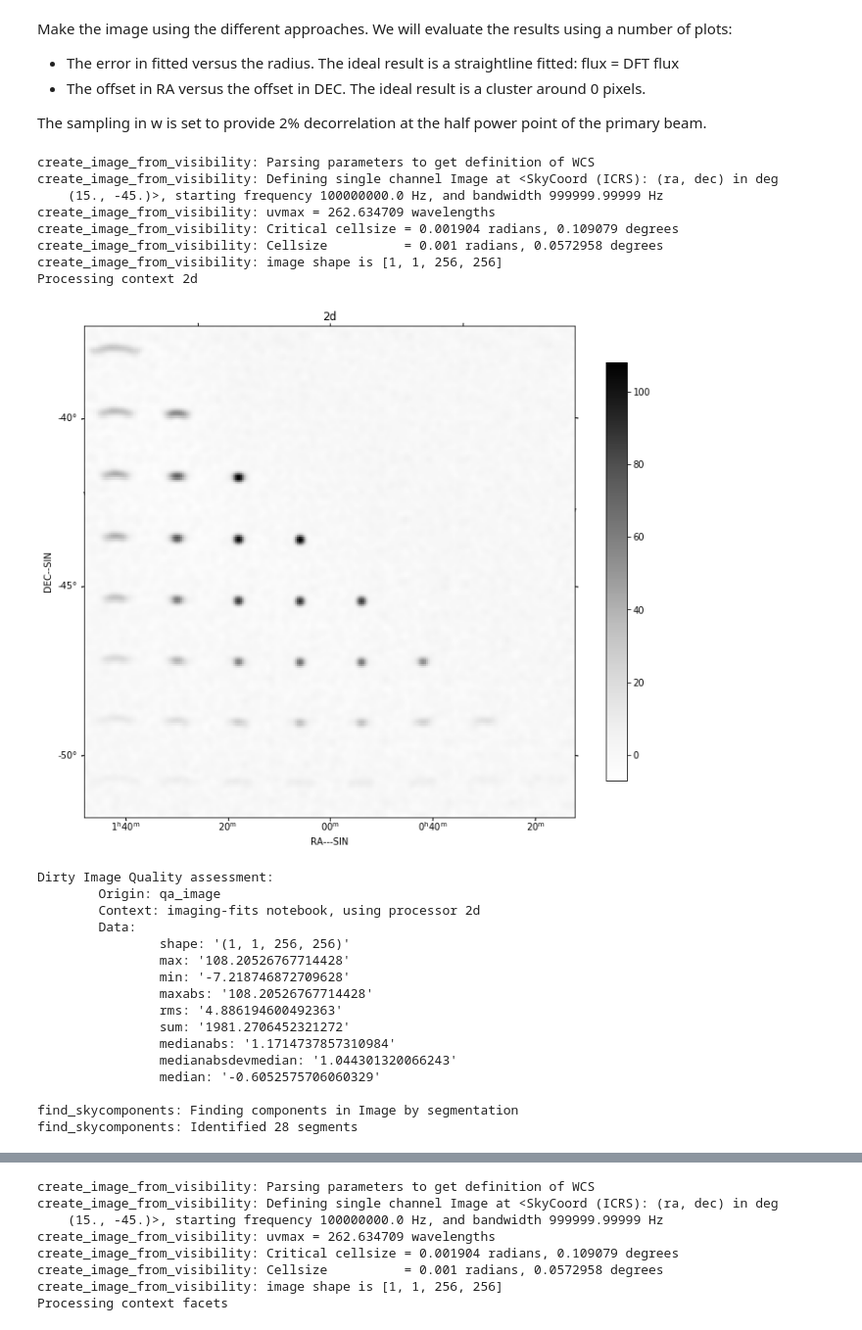
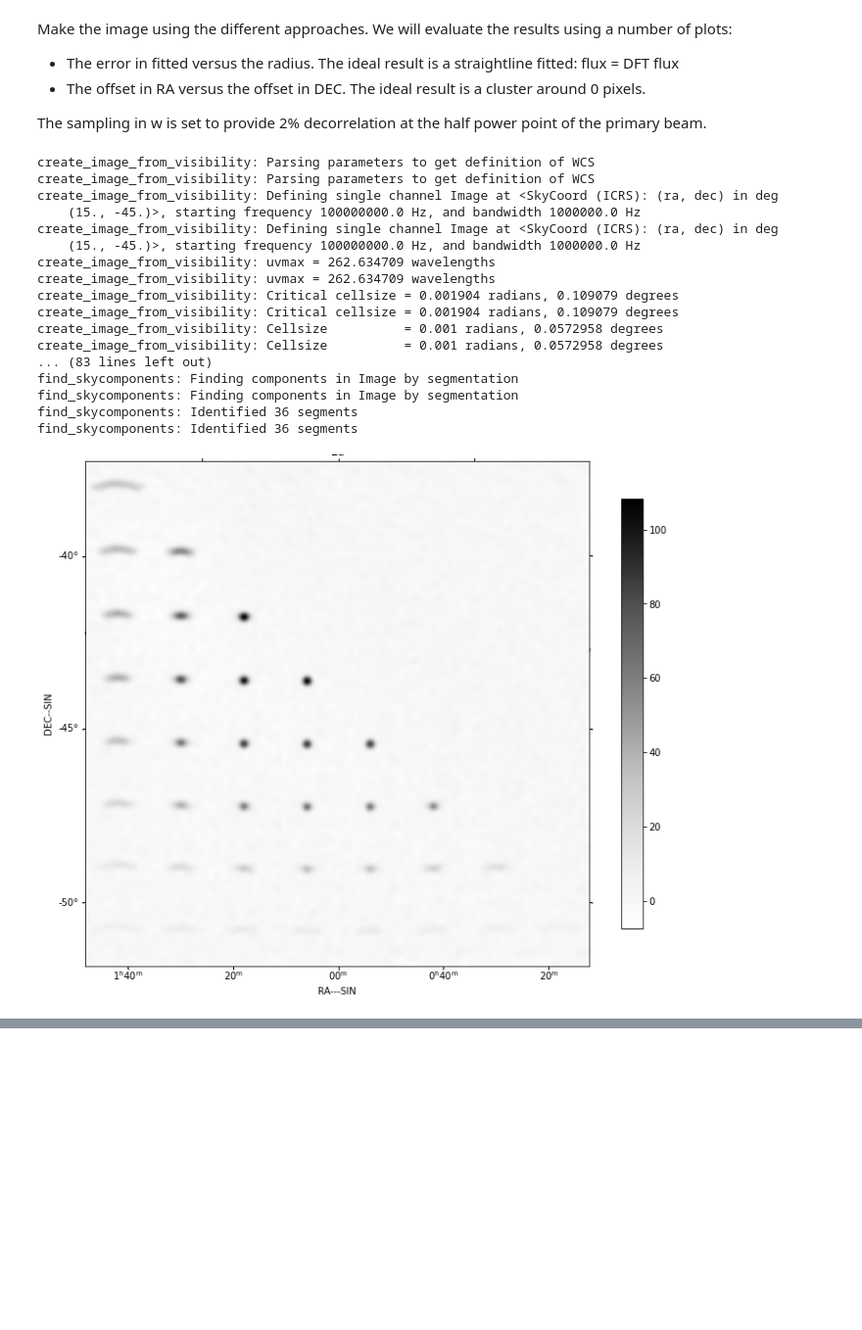
Before and after one commit to NLESC-quantum/rascil, a Jupyter notebook: examples/notebooks/imaging-fits_rsexecute.ipynb, the cells around one changed output, grey strips where cells are left out. Shown at 98% size. Saved outputs shown, nothing was run; the diff lists cells and outputs as text; code cells hidden in the pictures; blank space fills up the shorter version.

Commit message:
Convert mosaic notebook to test

```diff
--- a/examples/notebooks/imaging-fits_rsexecute.ipynb
+++ b/examples/notebooks/imaging-fits_rsexecute.ipynb
@@ -84,7 +95,7 @@ frequency = numpy.array([1e8])
 channel_bandwidth = numpy.array([1e6])
 reffrequency = numpy.max(frequency)
 phasecentre = SkyCoord(ra=+15.0 * u.deg, dec=-45.0 * u.deg, frame='icrs', equinox='J2000')
-vt = create_visibility(lowcore, times, frequency, channel_bandwidth=channel_bandwidth,
+vt = create_blockvisibility(lowcore, times, frequency, channel_bandwidth=channel_bandwidth,
                        weight=1.0, phasecentre=phasecentre,
                        polarisation_frame=PolarisationFrame('stokesI'))
 # %% [output]
@@ -306,7 +304,7 @@ Make the image using the different approaches. We will evaluate the results usin
 
 The sampling in w is set to provide 2% decorrelation at the half power point of the primary beam.
 # %%
-contexts = ['2d', 'facets', 'timeslice', 'wstack', 'wprojection']
+contexts = ['2d', 'ng', 'wprojection']
 
 
 for context in contexts:
@@ -321,14 +319,8 @@ for context in contexts:
     if context == 'wprojection':
         future = invert_list_rsexecute_workflow(vt_list, targetimage_list, context='2d', gcfcf=[gcfcf_clipped])
 
-    elif context == 'facets':
-        future = invert_list_rsexecute_workflow(vt_list, targetimage_list, context=context, facets=8)
-
-    elif context == 'timeslice':
-        future = invert_list_rsexecute_workflow(vt_list, targetimage_list, context=context, vis_slices=vis_timeslices(vt, 'auto'))
-
-    elif context == 'wstack':
-        future = invert_list_rsexecute_workflow(vt_list, targetimage_list, context=context, vis_slices=31)
+    elif context == 'ng':
+        future = invert_list_rsexecute_workflow(vt_list, targetimage_list, context=context)
 
     else:
         future = invert_list_rsexecute_workflow(vt_list, targetimage_list, context=context)
@@ -354,50 +346,43 @@ for context in contexts:
     plt.ylabel('Fractional error of image vs DFT')
     plt.xlabel('Distance from phasecentre (deg)')
     plt.title(
         "Fractional error in %s recovered flux vs distance from phasecentre" %
         context)
     plt.show()
 
     checkpositions = True
     if checkpositions:
         plt.clf()
         for i in range(len(comps)):
             ocomp, sep = find_nearest_skycomponent(comps[i].direction, original_comps)
             plt.plot(
                 (comps[i].direction.ra.value - ocomp.direction.ra.value) /
                 targetimage.wcs.wcs.cdelt[0],
                 (comps[i].direction.dec.value - ocomp.direction.dec.value) /
                 targetimage.wcs.wcs.cdelt[1],
                 '.',
                 color='r')
 
         plt.xlabel('delta RA (pixels)')
         plt.ylabel('delta DEC (pixels)')
         plt.title("%s: Position offsets" % context)
         plt.show()
 # %% [output]
+create_image_from_visibility: Parsing parameters to get definition of WCS
 create_image_from_visibility: Parsing parameters to get definition of WCS
 create_image_from_visibility: Defining single channel Image at <SkyCoord (ICRS): (ra, dec) in deg
-    (15., -45.)>, starting frequency 100000000.0 Hz, and bandwidth 999999.99999 Hz
+    (15., -45.)>, starting frequency 100000000.0 Hz, and bandwidth 1000000.0 Hz
+create_image_from_visibility: Defining single channel Image at <SkyCoord (ICRS): (ra, dec) in deg
+    (15., -45.)>, starting frequency 100000000.0 Hz, and bandwidth 1000000.0 Hz
+create_image_from_visibility: uvmax = 262.634709 wavelengths
 create_image_from_visibility: uvmax = 262.634709 wavelengths
 create_image_from_visibility: Critical cellsize = 0.001904 radians, 0.109079 degrees
+create_image_from_visibility: Critical cellsize = 0.001904 radians, 0.109079 degrees
 create_image_from_visibility: Cellsize          = 0.001 radians, 0.0572958 degrees
-create_image_from_visibility: image shape is [1, 1, 256, 256]
-Processing context 2d
+create_image_from_visibility: Cellsize          = 0.001 radians, 0.0572958 degrees
+... (83 lines left out)
+find_skycomponents: Finding components in Image by segmentation
+find_skycomponents: Finding components in Image by segmentation
+find_skycomponents: Identified 36 segments
+find_skycomponents: Identified 36 segments
-[figure, old version]
+[figure, new version]
-Dirty Image Quality assessment:
-        Origin: qa_image
-        Context: imaging-fits notebook, using processor 2d
-        Data:
-                shape: '(1, 1, 256, 256)'
-                max: '108.20526767714428'
-                min: '-7.218746872709628'
-                maxabs: '108.20526767714428'
-                rms: '4.886194600492363'
-                sum: '1981.2706452321272'
-                medianabs: '1.1714737857310984'
-                medianabsdevmedian: '1.044301320066243'
-                median: '-0.6052575706060329'
-
-find_skycomponents: Finding components in Image by segmentation
-find_skycomponents: Identified 28 segments
@@ -406,8 +390,0 @@ find_skycomponents: Identified 28 segments
-create_image_from_visibility: Parsing parameters to get definition of WCS
-create_image_from_visibility: Defining single channel Image at <SkyCoord (ICRS): (ra, dec) in deg
-    (15., -45.)>, starting frequency 100000000.0 Hz, and bandwidth 999999.99999 Hz
-create_image_from_visibility: uvmax = 262.634709 wavelengths
-create_image_from_visibility: Critical cellsize = 0.001904 radians, 0.109079 degrees
-create_image_from_visibility: Cellsize          = 0.001 radians, 0.0572958 degrees
-create_image_from_visibility: image shape is [1, 1, 256, 256]
-Processing context facets
```
Also changed, not shown: parts of 10 cells of this notebook, 2 other files.
